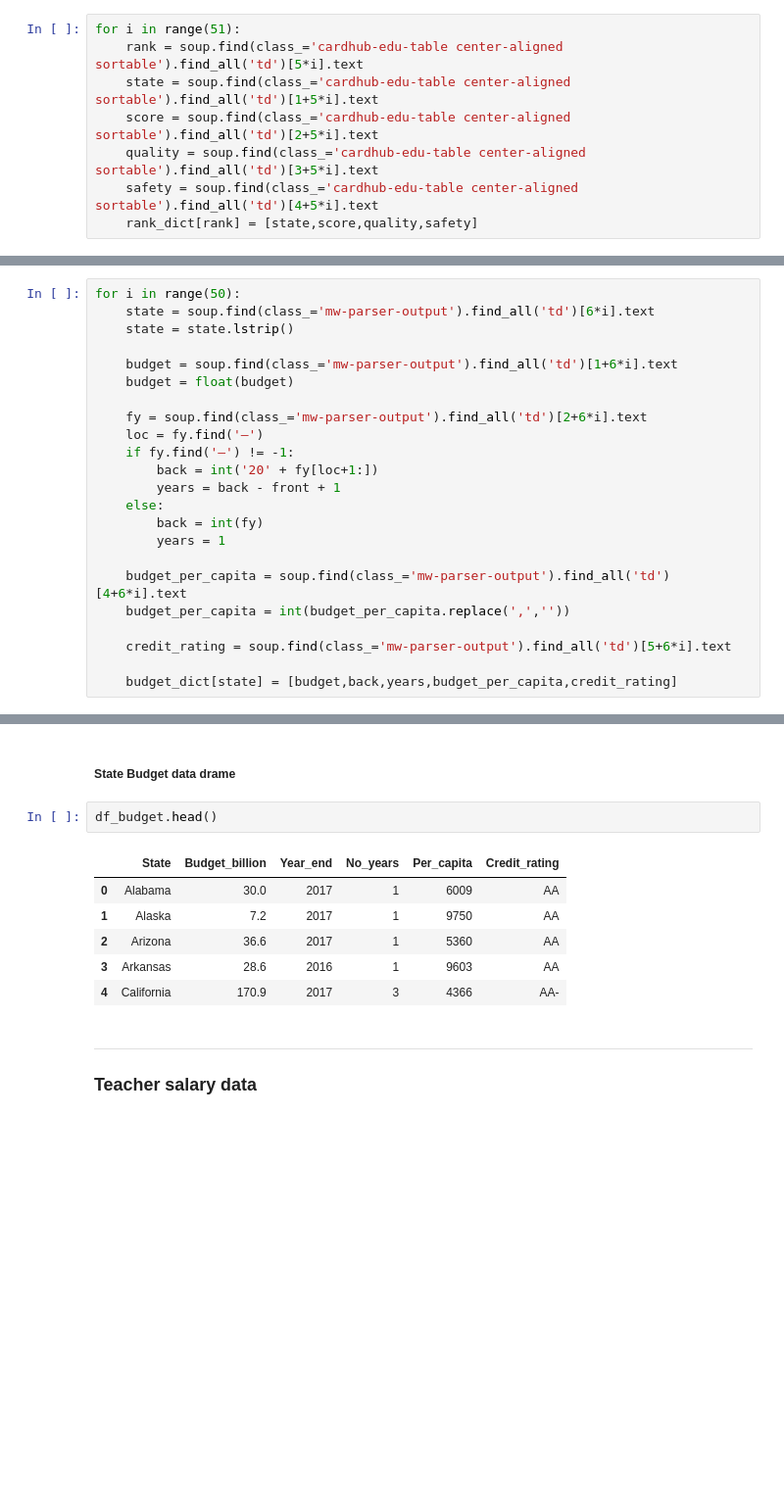
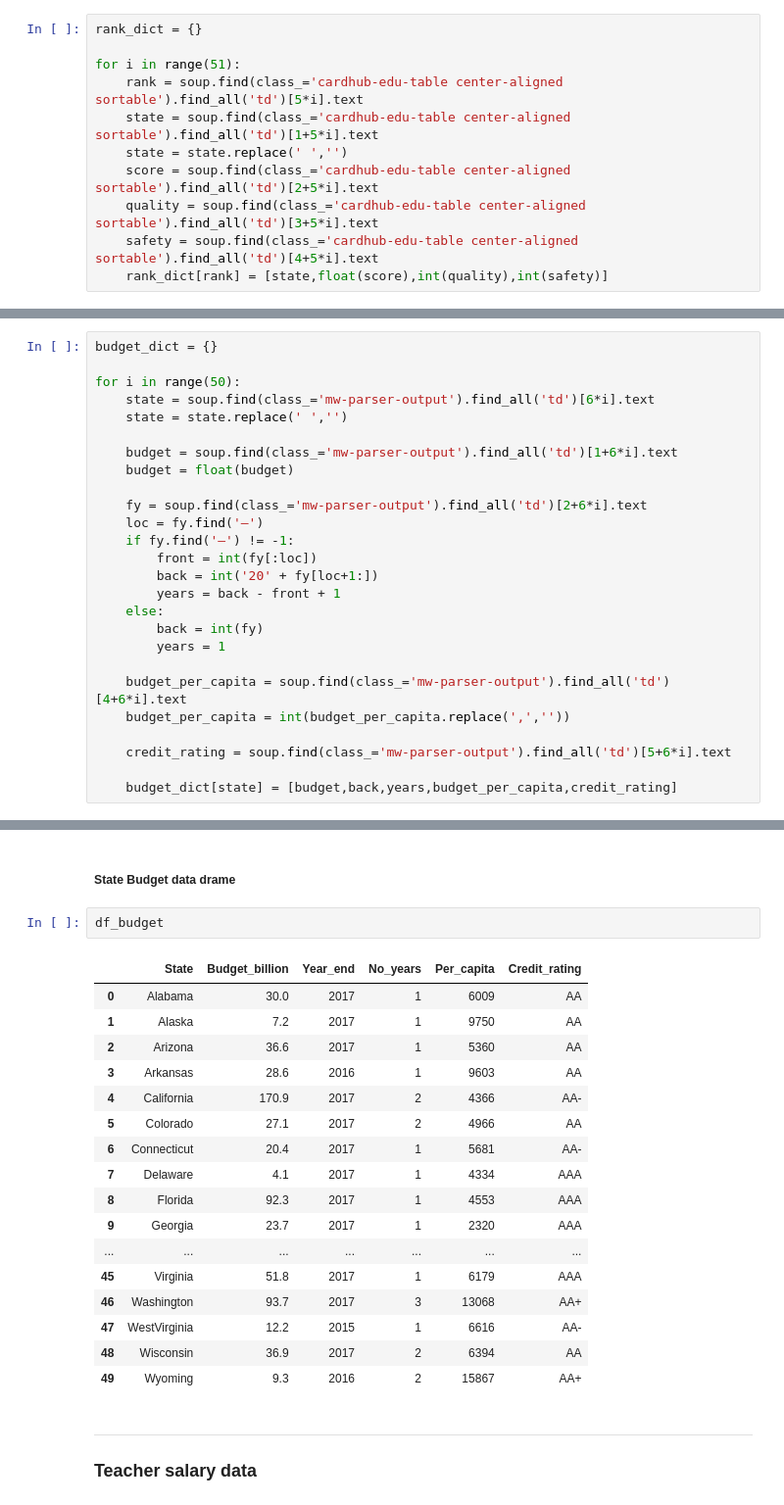
Before and after one commit to amycurneen/Metis-Curneen, a Jupyter notebook: Project 2/Project 2 Web Scraping.ipynb, the cells around one changed output, grey strips where cells are left out. Shown: that part at 98% size. Cells and saved outputs as stored; diff of their text form; blank space fills up the shorter version.

```diff
--- a/Project 2/Project 2 Web Scraping.ipynb
+++ b/Project 2/Project 2 Web Scraping.ipynb
@@ -27,11 +37,14 @@ rank_dict = {}
 # %%
+rank_dict = {}
+
 for i in range(51):
     rank = soup.find(class_='cardhub-edu-table center-aligned sortable').find_all('td')[5*i].text
     state = soup.find(class_='cardhub-edu-table center-aligned sortable').find_all('td')[1+5*i].text
+    state = state.replace(' ','')
     score = soup.find(class_='cardhub-edu-table center-aligned sortable').find_all('td')[2+5*i].text
     quality = soup.find(class_='cardhub-edu-table center-aligned sortable').find_all('td')[3+5*i].text
     safety = soup.find(class_='cardhub-edu-table center-aligned sortable').find_all('td')[4+5*i].text
-    rank_dict[rank] = [state,score,quality,safety]
+    rank_dict[rank] = [state,float(score),int(quality),int(safety)]
 # %%
 df_rank = pd.DataFrame.from_dict(rank_dict, orient='index', dtype=None)
 df_rank.rename(index=str, columns={0: 'State', 1: 'Overall_score',2:'Quality_score',
@@ -60,7 +76,9 @@ budget_dict = {}
 # %%
+budget_dict = {}
+
 for i in range(50):
     state = soup.find(class_='mw-parser-output').find_all('td')[6*i].text
-    state = state.lstrip()
+    state = state.replace(' ','')
 
     budget = soup.find(class_='mw-parser-output').find_all('td')[1+6*i].text
     budget = float(budget)
@@ -68,6 +86,7 @@ for i in range(50):
     fy = soup.find(class_='mw-parser-output').find_all('td')[2+6*i].text
     loc = fy.find('–')
     if fy.find('–') != -1:
+        front = int(fy[:loc])
         back = int('20' + fy[loc+1:])
         years = back - front + 1
     else:
@@ -90,14 +109,25 @@ df_budget.rename(columns = {'index' : 'State'}, inplace = True)
 # %% [markdown]
 ##### State Budget data drame
 # %%
-df_budget.head()
+df_budget
 # %% [output]
 |  | State | Budget_billion | Year_end | No_years | Per_capita | Credit_rating |
 | 0 | Alabama | 30.0 | 2017 | 1 | 6009 | AA |
 | 1 | Alaska | 7.2 | 2017 | 1 | 9750 | AA |
 | 2 | Arizona | 36.6 | 2017 | 1 | 5360 | AA |
 | 3 | Arkansas | 28.6 | 2016 | 1 | 9603 | AA |
-| 4 | California | 170.9 | 2017 | 3 | 4366 | AA- |
+| 4 | California | 170.9 | 2017 | 2 | 4366 | AA- |
+| 5 | Colorado | 27.1 | 2017 | 2 | 4966 | AA |
+| 6 | Connecticut | 20.4 | 2017 | 1 | 5681 | AA- |
+| 7 | Delaware | 4.1 | 2017 | 1 | 4334 | AAA |
+| 8 | Florida | 92.3 | 2017 | 1 | 4553 | AAA |
+| 9 | Georgia | 23.7 | 2017 | 1 | 2320 | AAA |
+| ... | ... | ... | ... | ... | ... | ... |
+| 45 | Virginia | 51.8 | 2017 | 1 | 6179 | AAA |
+| 46 | Washington | 93.7 | 2017 | 3 | 13068 | AA+ |
+| 47 | WestVirginia | 12.2 | 2015 | 1 | 6616 | AA- |
+| 48 | Wisconsin | 36.9 | 2017 | 2 | 6394 | AA |
+| 49 | Wyoming | 9.3 | 2016 | 2 | 15867 | AA+ |
 # %% [markdown]
 ____
 ### Teacher salary data
```
Also changed, not shown: parts of 42 cells of this notebook, 1 other file.
